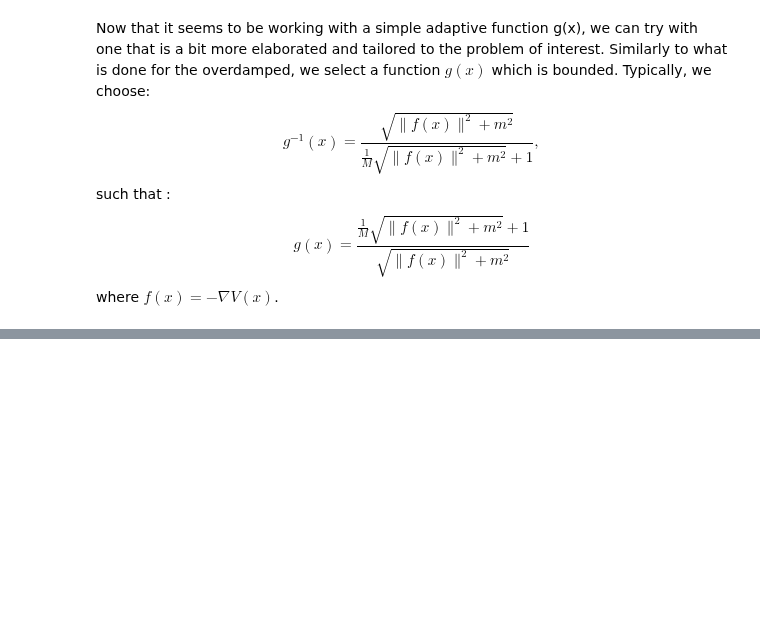
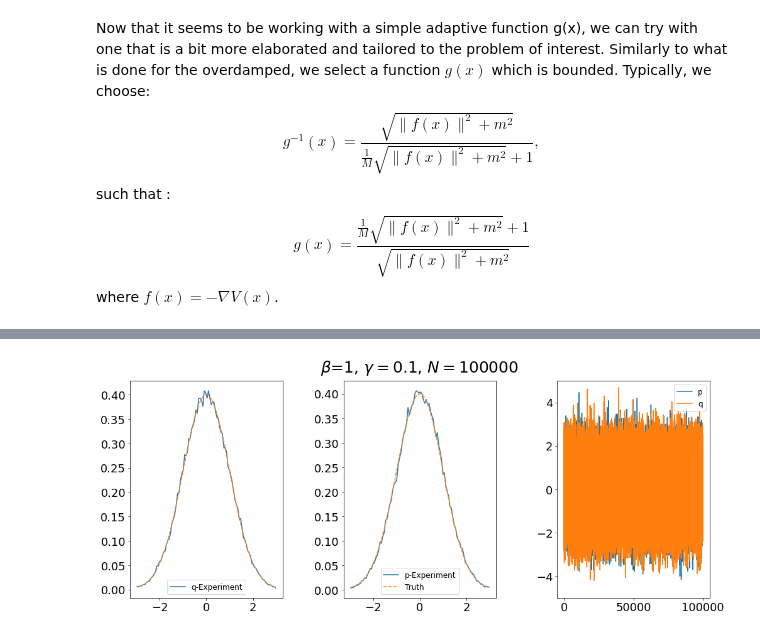
Before and after one commit to alixsleroy/WeakSDEapproximation, a Jupyter notebook: fullhamiltonian_adaptive.ipynb, the cells around one changed output, grey strips where cells are left out. Saved outputs shown, nothing was run; the diff lists cells and outputs as text; code cells hidden in the pictures; blank space fills up the shorter version.

```diff
--- a/fullhamiltonian_adaptive.ipynb
+++ b/fullhamiltonian_adaptive.ipynb
@@ -245,0 +245,11 @@ plot_qp(qp2,beta,gamma)
+# %%
+dtbounds=np.array([0.01,0.1])
+h = 1
+T=200
+gamma = 0.1
+beta=1
+N=10**5
+qp2=method_baoab_ada2(N,T,gamma,beta,h,dtbounds)
+plot_qp(qp2,beta,gamma)
+# %% [output]
+[figure, added]
```
Also changed, not shown: parts of 2 cells of this notebook.
